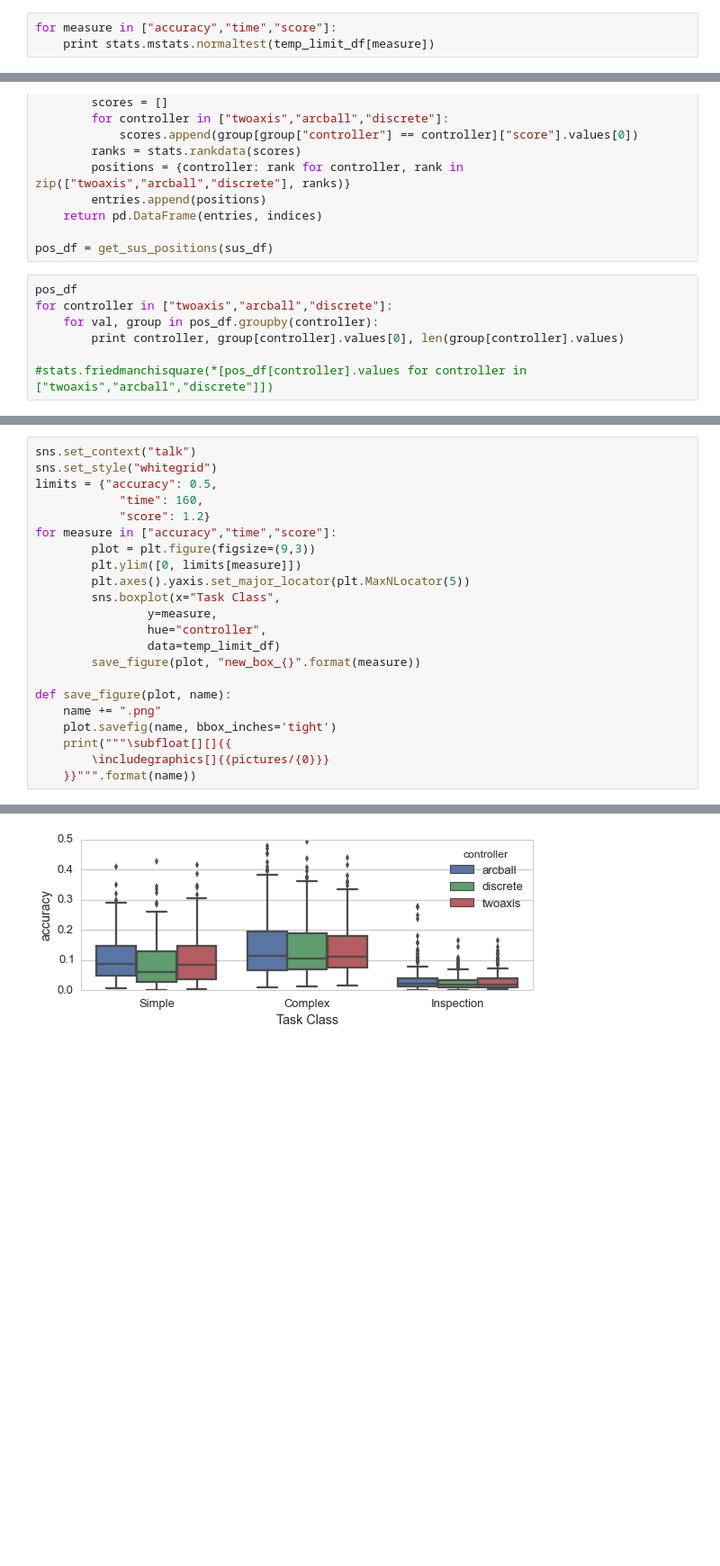
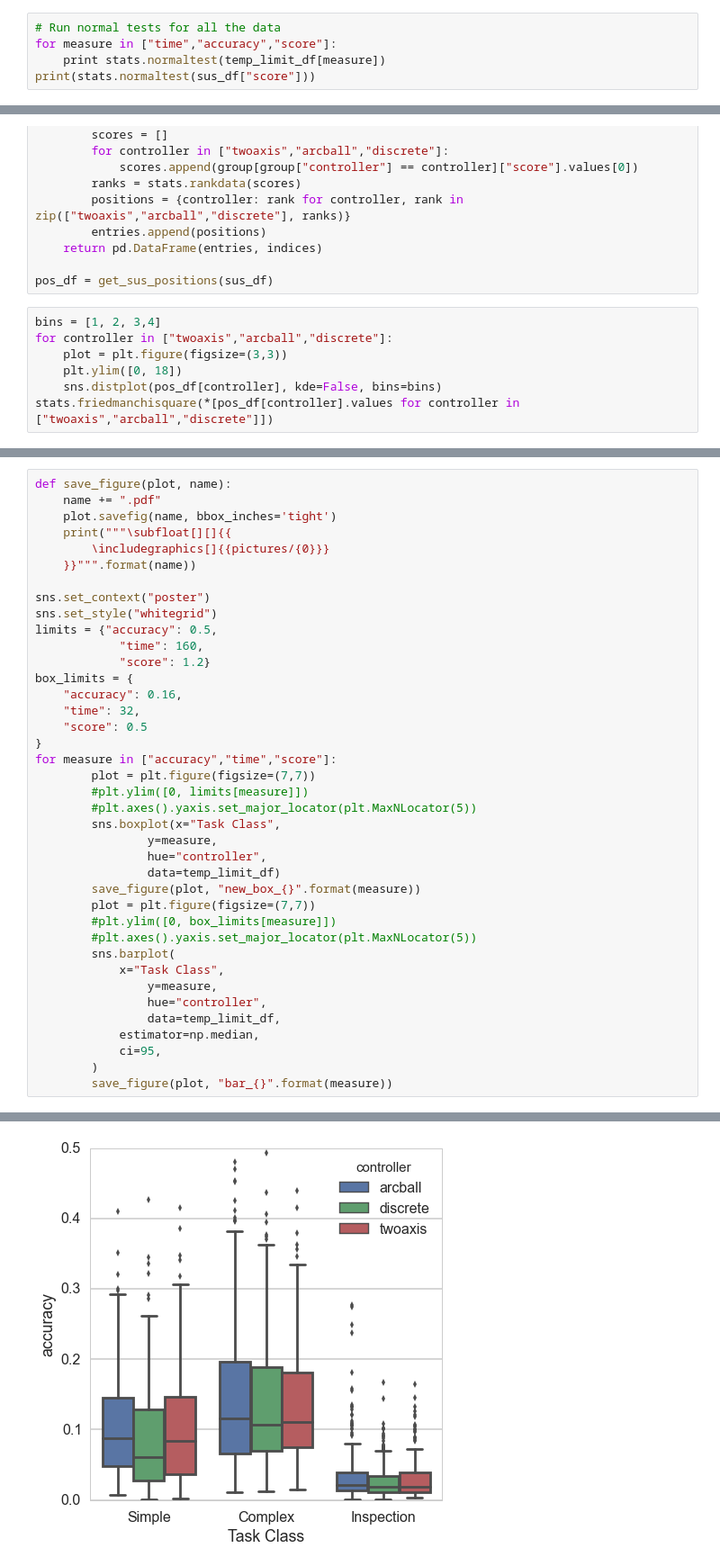
Before and after one commit to 3DUI/rotation-data-analysis, a Jupyter notebook: honours_data_analysis.ipynb, the cells around one changed output, grey strips where cells are left out. Shown at 90% size. Drawn from its saved outputs; the diff is of its cells as text; blank space fills up the shorter version.

```diff
--- a/honours_data_analysis.ipynb
+++ b/honours_data_analysis.ipynb
@@ -1229,3 +1015,5 @@ len(full_tasks_df[full_tasks_df["accuracy"] > 0.5].index)
 # %%
-for measure in ["accuracy","time","score"]:
-    print stats.mstats.normaltest(temp_limit_df[measure])
+# Run normal tests for all the data
+for measure in ["time","accuracy","score"]:
+    print stats.normaltest(temp_limit_df[measure])
+print(stats.normaltest(sus_df["score"]))
@@ -1488,10 +1233,10 @@ def get_sus_positions(df):
 
 pos_df = get_sus_positions(sus_df)
 # %%
-pos_df
+bins = [1, 2, 3,4]
 for controller in ["twoaxis","arcball","discrete"]:
-    for val, group in pos_df.groupby(controller):
-        print controller, group[controller].values[0], len(group[controller].values)
-
-#stats.friedmanchisquare(*[pos_df[controller].values for controller in ["twoaxis","arcball","discrete"]])
+    plot = plt.figure(figsize=(3,3))
+    plt.ylim([0, 18])
+    sns.distplot(pos_df[controller], kde=False, bins=bins)
+stats.friedmanchisquare(*[pos_df[controller].values for controller in ["twoaxis","arcball","discrete"]])
 # %% [output]
@@ -1513,24 +1247,41 @@ discrete 3.0 16
 # %%
-sns.set_context("talk")
+def save_figure(plot, name):
+    name += ".pdf"
+    plot.savefig(name, bbox_inches='tight')
+    print("""\subfloat[][]{{
+        \includegraphics[]{{pictures/{0}}}
+    }}""".format(name))
+
+sns.set_context("poster")
 sns.set_style("whitegrid")
 limits = {"accuracy": 0.5,
             "time": 160,
             "score": 1.2}
+box_limits = {
+    "accuracy": 0.16,
+    "time": 32,
+    "score": 0.5
+}
 for measure in ["accuracy","time","score"]:
-        plot = plt.figure(figsize=(9,3))
-        plt.ylim([0, limits[measure]])
-        plt.axes().yaxis.set_major_locator(plt.MaxNLocator(5))
+        plot = plt.figure(figsize=(7,7))
+        #plt.ylim([0, limits[measure]])
+        #plt.axes().yaxis.set_major_locator(plt.MaxNLocator(5))
         sns.boxplot(x="Task Class",
                 y=measure,
                 hue="controller",
                 data=temp_limit_df)
         save_figure(plot, "new_box_{}".format(measure))
-
-def save_figure(plot, name):
-    name += ".png"
-    plot.savefig(name, bbox_inches='tight')
-    print("""\subfloat[][]{{
-        \includegraphics[]{{pictures/{0}}}
-    }}""".format(name))
+        plot = plt.figure(figsize=(7,7))
+        #plt.ylim([0, box_limits[measure]])
+        #plt.axes().yaxis.set_major_locator(plt.MaxNLocator(5))
+        sns.barplot(
+            x="Task Class",
+                y=measure,
+                hue="controller",
+                data=temp_limit_df,
+            estimator=np.median,
+            ci=95,
+        )
+        save_figure(plot, "bar_{}".format(measure))
 # %% [output]
 \subfloat[][]{
@@ -1545 +1305 @@ def save_figure(plot, name):
-[figure, old version]
+[figure, new version]
```
Also changed, not shown: parts of 21 cells of this notebook.
